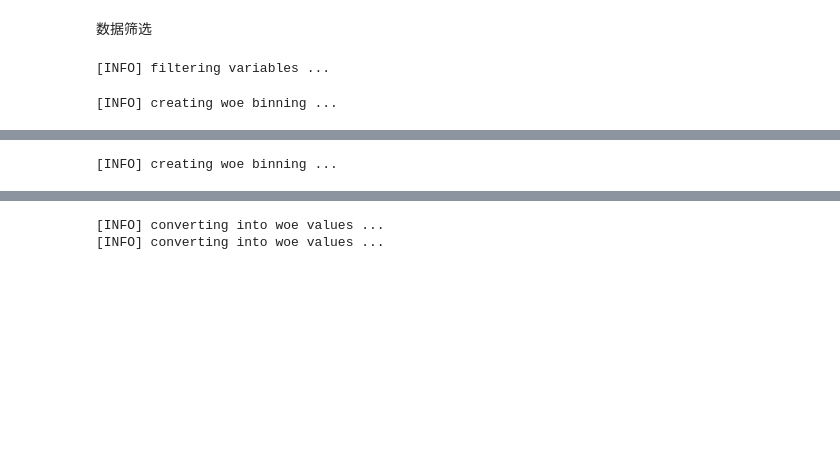
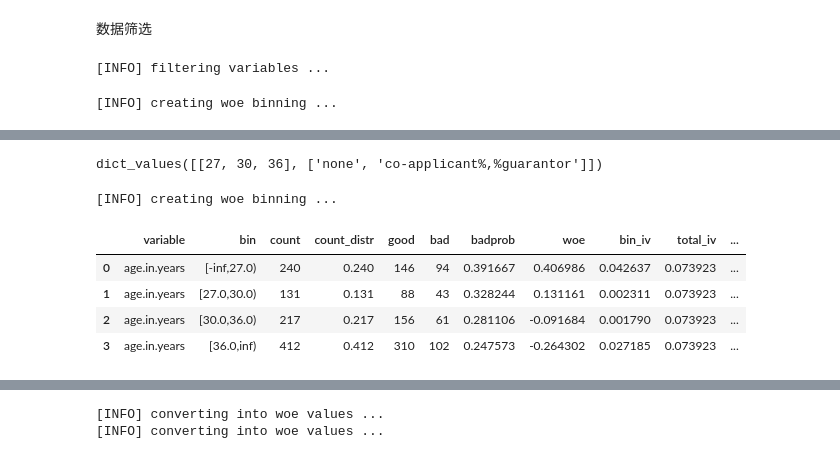
Before and after one commit to gengbh/Data-Analysis-Notes, a Jupyter notebook: scorecard_test1.ipynb, the cells around one changed output, grey strips where cells are left out. Drawn from its saved outputs; the diff is of its cells as text; code cells hidden in the pictures; blank space fills up the shorter version.

```diff
--- a/scorecard_test1.ipynb
+++ b/scorecard_test1.ipynb
@@ -148,2 +134,6 @@ Name: housing, dtype: int64
+# %%
+breaks_adj.values()
+# %% [output]
+dict_values([[27, 30, 36], ['none', 'co-applicant%,%guarantor']])
 # %%
 
@@ -154,3 +144,11 @@ breaks_adj = {
 bins_adj = sc.woebin(dt_s, y="creditability", breaks_list=breaks_adj)
 # %% [output]
 [INFO] creating woe binning ...
+# %%
+bins_adj.get('age.in.years')
+# %% [output]
+|  | variable | bin | count | count_distr | good | bad | badprob | woe | bin_iv | total_iv | ... |
+| 0 | age.in.years | [-inf,27.0) | 240 | 0.240 | 146 | 94 | 0.391667 | 0.406986 | 0.042637 | 0.073923 | ... |
+| 1 | age.in.years | [27.0,30.0) | 131 | 0.131 | 88 | 43 | 0.328244 | 0.131161 | 0.002311 | 0.073923 | ... |
+| 2 | age.in.years | [30.0,36.0) | 217 | 0.217 | 156 | 61 | 0.281106 | -0.091684 | 0.001790 | 0.073923 | ... |
+| 3 | age.in.years | [36.0,inf) | 412 | 0.412 | 310 | 102 | 0.247573 | -0.264302 | 0.027185 | 0.073923 | ... |
```
Also changed, not shown: parts of 12 cells of this notebook, 18 other files.
